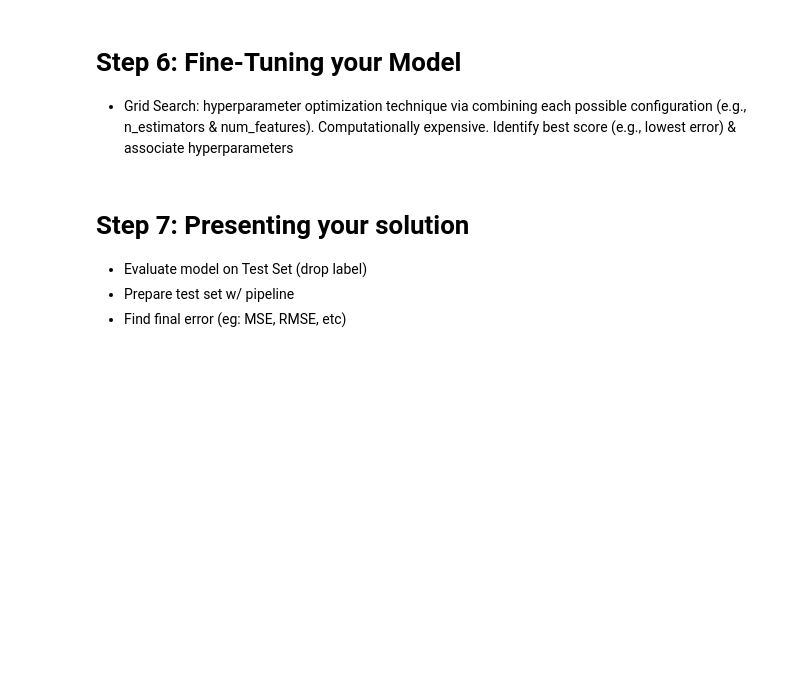
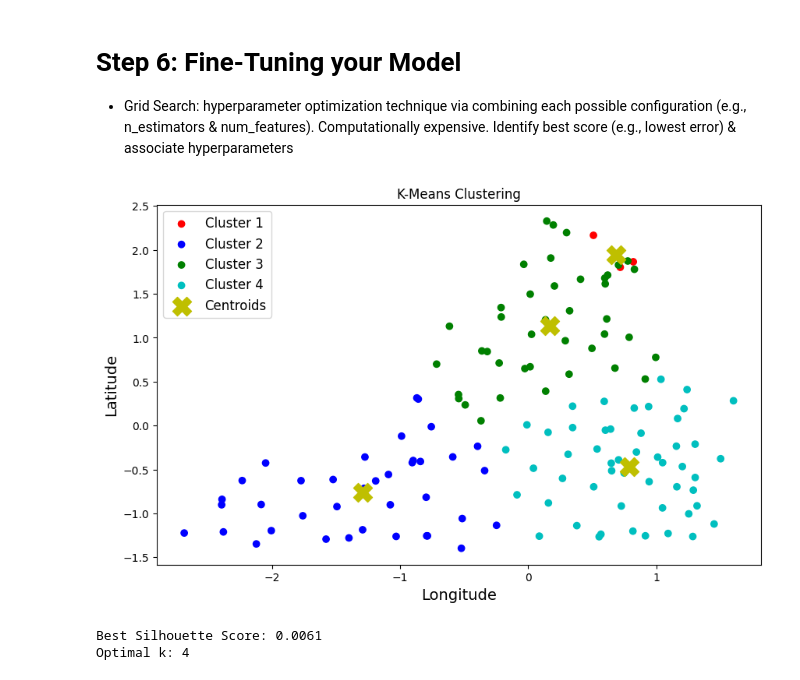
Before and after one commit to manoloc0/cs4774-final-project, a Jupyter notebook: CS4774_Final_Project.ipynb, the cells around one changed output. Saved outputs shown, nothing was run; the diff lists cells and outputs as text; code cells hidden in the pictures; blank space fills up the shorter version.

```diff
--- a/CS4774_Final_Project.ipynb
+++ b/CS4774_Final_Project.ipynb
@@ -564,9 +571,70 @@ cluster means: [array([3.43689374, 1.04780586, 0.79090838, 3.68416201, 0.
 # %% [markdown]
 # Step 6: Fine-Tuning your Model
 *   Grid Search: hyperparameter optimization technique via combining each possible configuration (e.g., n_estimators & num_features). Computationally expensive. Identify best score (e.g., lowest error) & associate hyperparameters
-# %% [markdown]
-# Step 7: Presenting your solution
-
-*   Evaluate model on Test Set (drop label)
-*   Prepare test set w/ pipeline
-*   Find final error (eg: MSE, RMSE, etc)
+# %%
+from sklearn.metrics import silhouette_score
+
+demand_vals = ev_virginia_df['Registered_EVs_2022'] / ev_virginia_df['EV_Charging_Stations']
+ev_virginia_df['demand'] = demand_vals
+prepared_df = preprocessing_pipeline.fit_transform(ev_virginia_df)
+new_centroids, new_clusters = kMeans(prepared_df, 4)
+
+plt.figure(figsize=(10, 6))
+for idx, cluster in enumerate(new_clusters):
+    points = np.array(cluster)
+    if points.size > 0:
+        plt.scatter(points[:, 2], points[:, 1],
+        c=[colors[idx]] * len(points), label=f'Cluster {idx + 1}')
+
+  # Plot the centroids
+new_centroids = np.array(new_centroids)
+plt.scatter(new_centroids[:, 2], new_centroids[:, 1], s=300, c='y', marker='X', label='Centroids')
+
+  # Set plot labels and title
+plt.title('K-Means Clustering')
+plt.xlabel("Longitude", fontsize=14)
+plt.ylabel("Latitude", fontsize=14)
+plt.legend(loc="upper left", fontsize=12)
+
+
+plt.show()
+
+
+cluster_labels = [0] * prepared_df.shape[0]
+
+for cluster_idx, cluster in enumerate(new_clusters):
+    for data_point_idx in range(len(cluster)):
+          data_point = cluster[data_point_idx]
+          idx = np.where(np.all(prepared_df.toarray() == data_point, axis=1))[0][0]
+          cluster_labels[idx] = cluster_idx
+
+best_silhouette_score = -1
+best_k = -1
+best_clusters = None
+best_centroids = None
+ks = range(2, 11)
+
+for k in ks:
+    for init_method in ['k-means++', 'random']:
+        scaler = StandardScaler()
+        scaled_data = scaler.fit_transform(prepared_data.toarray())
+
+        centroids, clusters = kMeans(scaled_data, k, init=init_method, max_iter=300, tolerance=1e-4)
+
+        silhouette_avg = silhouette_score(scaled_data, [np.argmin(
+            [distance(point, centroid, 2) for centroid in centroids]
+        ) for point in scaled_data])
+
+
+        if silhouette_avg > best_silhouette_score:
+            best_silhouette_score = silhouette_avg
+            best_k = k
+            best_clusters = clusters
+            best_centroids = centroids
+
+print(f"Best Silhouette Score: {best_silhouette_score:.4f}")
+print(f"Optimal k: {best_k}")
+# %% [output]
+[figure, added]
+Best Silhouette Score: 0.0061
+Optimal k: 4
```
Also changed, not shown: parts of 4 cells of this notebook.
